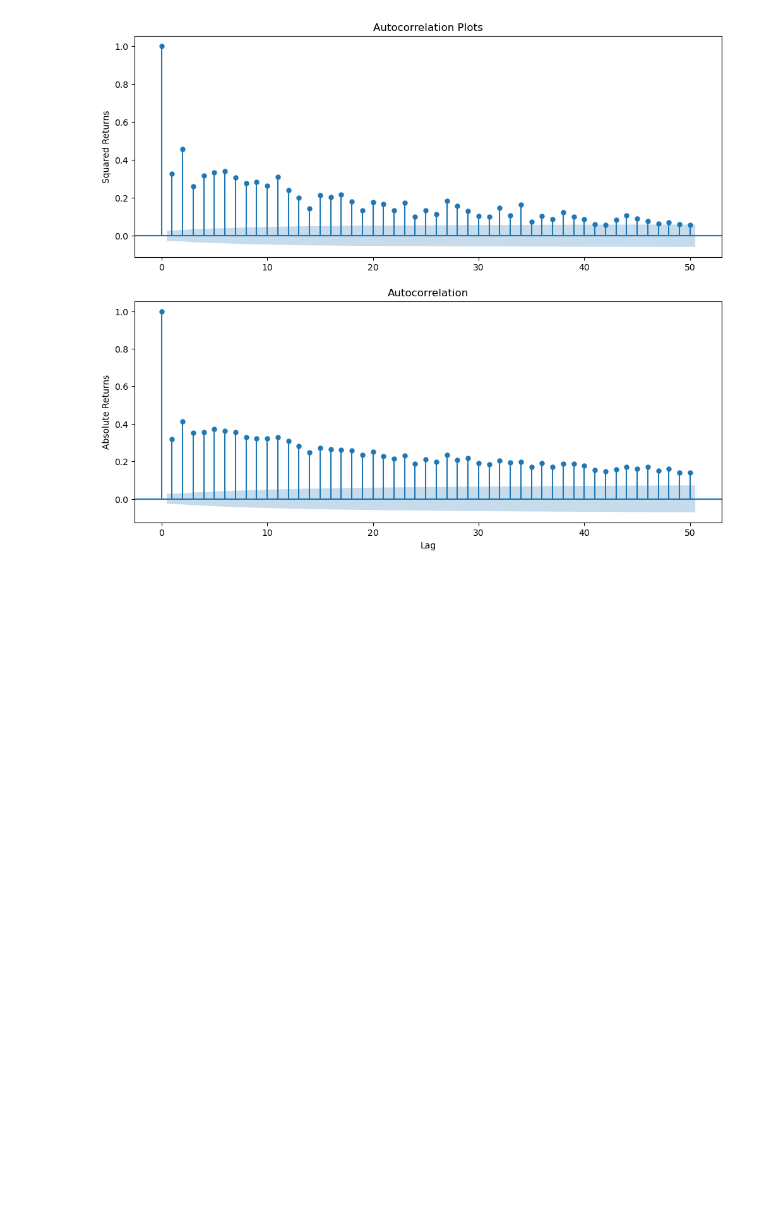
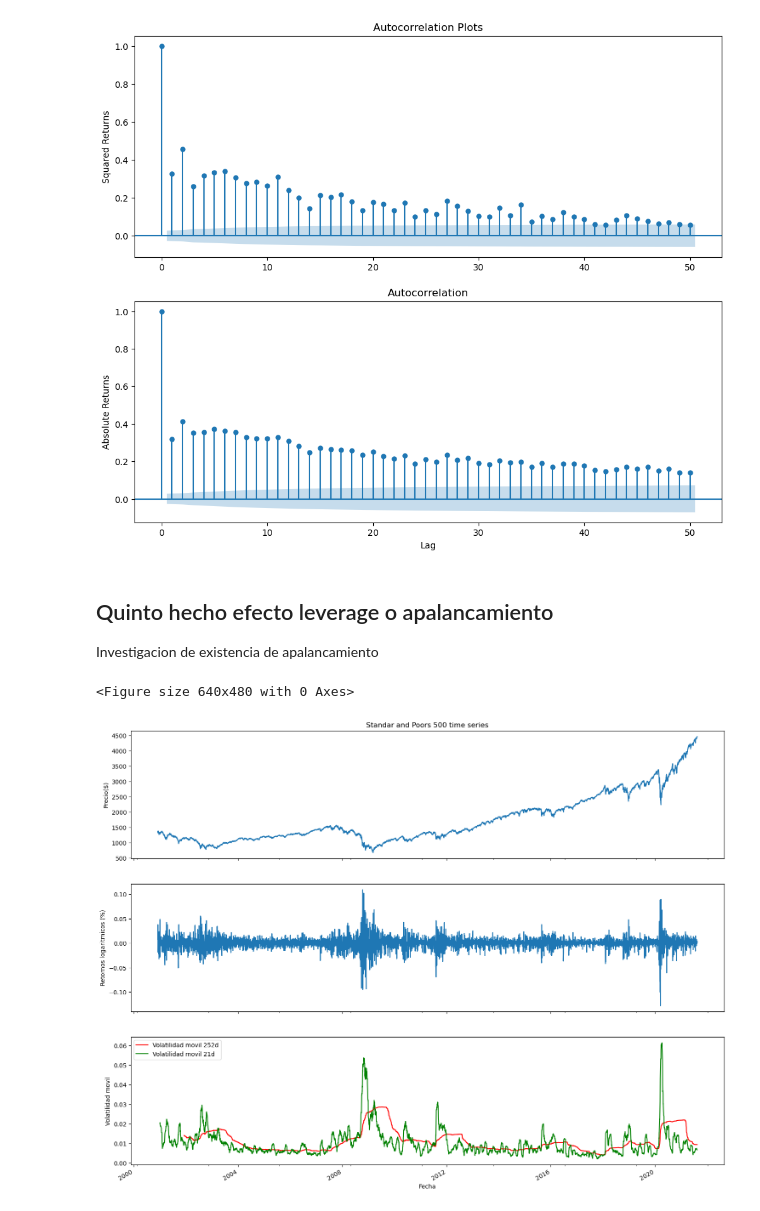
Before and after one commit to MkCst/QuantitativeAnalysis, a Jupyter notebook: A0DataPreprocessing.ipynb, the cells around one changed output. Saved outputs shown, nothing was run; the diff lists cells and outputs as text; code cells hidden in the pictures; blank space fills up the shorter version.

```diff
--- a/A0DataPreprocessing.ipynb
+++ b/A0DataPreprocessing.ipynb
@@ -400,3 +410,34 @@ ax[1].set(ylabel='Absolute Returns',
 plt.show()
 # %% [output]
 [figure]
+# %% [markdown]
+## Quinto hecho efecto leverage o apalancamiento
+Investigacion de existencia de apalancamiento
+# %%
+# Calcular las medidas de volatilidad como desviaciones estándar móviles
+
+## Se inserta las medidas de volatilidad en el data frame
+df['moving_std_252'] = df[['log_rtn']].rolling(window=252).std()
+df['moving_std_21'] = df[['log_rtn']].rolling(window=21).std()
+
+## Impresion de las series
+fig, ax = plt.subplots(3,1, figsize=(18,15), sharex=True)
+
+## Definiendo parametros del primer grafico
+df.adj_close.plot(ax=ax[0])
+ax[0].set(title="Standar and Poors 500 time series", ylabel="Precio($)")
+
+## Definicion parametros del segundo grafico
+df.log_rtn.plot(ax=ax[1])
+ax[1].set(ylabel='Retornos logaritmicos (%)')
+
+## Parametros de las medidas de volatilidad
+df.moving_std_252.plot(ax=ax[2], color="r", label="Volatilidad movil 252d")
+df.moving_std_21.plot(ax=ax[2], color="g", label="Volatilidad movil 21d")
+
+ax[2].set(ylabel="Volatilidad movil", xlabel="Fecha")
+ax[2].legend()
+plt.show()
+# %% [output]
+<Figure size 640x480 with 0 Axes>
+[figure, added]
```
Also changed, not shown: parts of 9 cells of this notebook.
